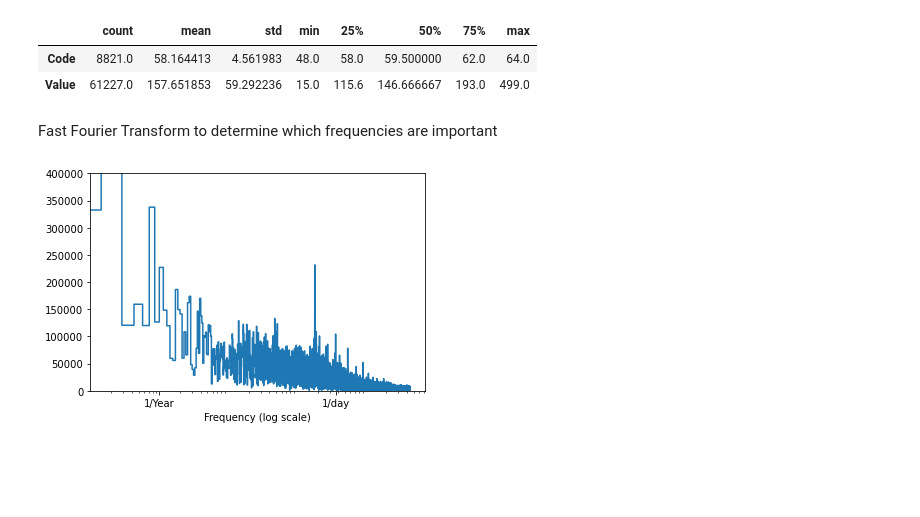
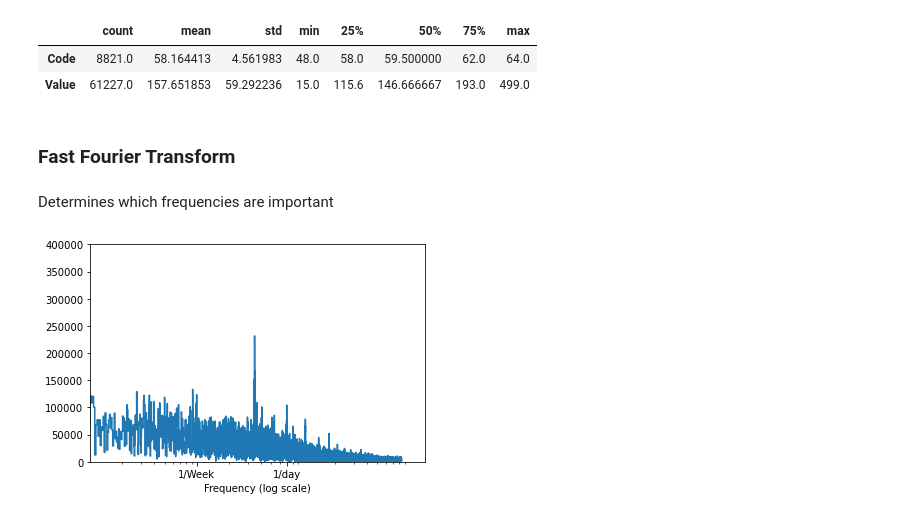
Before and after one commit to kierensharma/AI_Pancreas, a Jupyter notebook: data_analysis.ipynb, the cells around one changed output. Drawn from its saved outputs; the diff is of its cells as text; code cells hidden in the pictures; blank space fills up the shorter version.

Commit message:
Change from year to week Fourier analysis

```diff
--- a/data_analysis.ipynb
+++ b/data_analysis.ipynb
@@ -54,25 +54,27 @@ df.describe().transpose()
 |  | count | mean | std | min | 25% | 50% | 75% | max |
 | Code | 8821.0 | 58.164413 | 4.561983 | 48.0 | 58.0 | 59.500000 | 62.0 | 64.0 |
 | Value | 61227.0 | 157.651853 | 59.292236 | 15.0 | 115.6 | 146.666667 | 193.0 | 499.0 |
+# %% [markdown]
+### Fast Fourier Transform
 # %% [markdown]
-Fast Fourier Transform to determine which frequencies are important
+Determines which frequencies are important
 # %%
 fft = tf.signal.rfft(df['Value'])
 f_per_dataset = np.arange(0, len(fft))
 
 n_samples_h = len(df['Value'])
-hours_per_year = 24*365.2524
-years_per_dataset = n_samples_h/(hours_per_year)
+hours_per_week = 24*7
+weeks_per_dataset = n_samples_h/(hours_per_week)
 
-f_per_year = f_per_dataset/years_per_dataset
+f_per_year = f_per_dataset/weeks_per_dataset
 # %%
 plt.step(f_per_year, np.abs(fft))
 plt.xscale('log')
 plt.ylim(0, 400000)
 
 plt.xlim([0.1, max(plt.xlim())])
-plt.xticks([1, 365.2524], labels=['1/Year', '1/day'])
+plt.xticks([1, 7], labels=['1/Week', '1/day'])
 plt.xlabel('Frequency (log scale)')
 plt.show()
 # %% [output]
-[figure, old version]
+[figure, new version]
```
Also changed, not shown: parts of 1 cell of this notebook.
